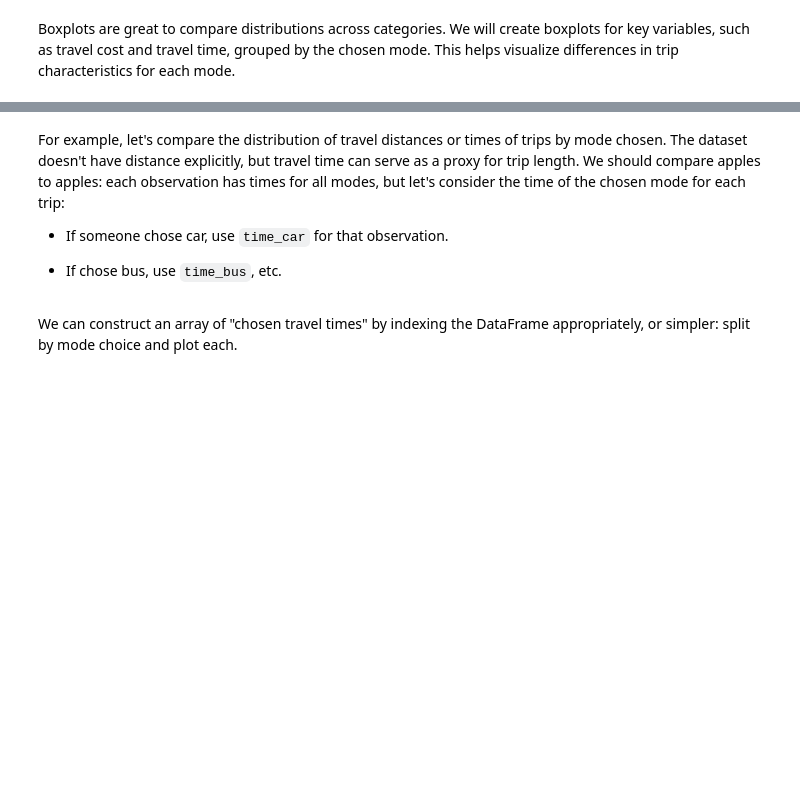
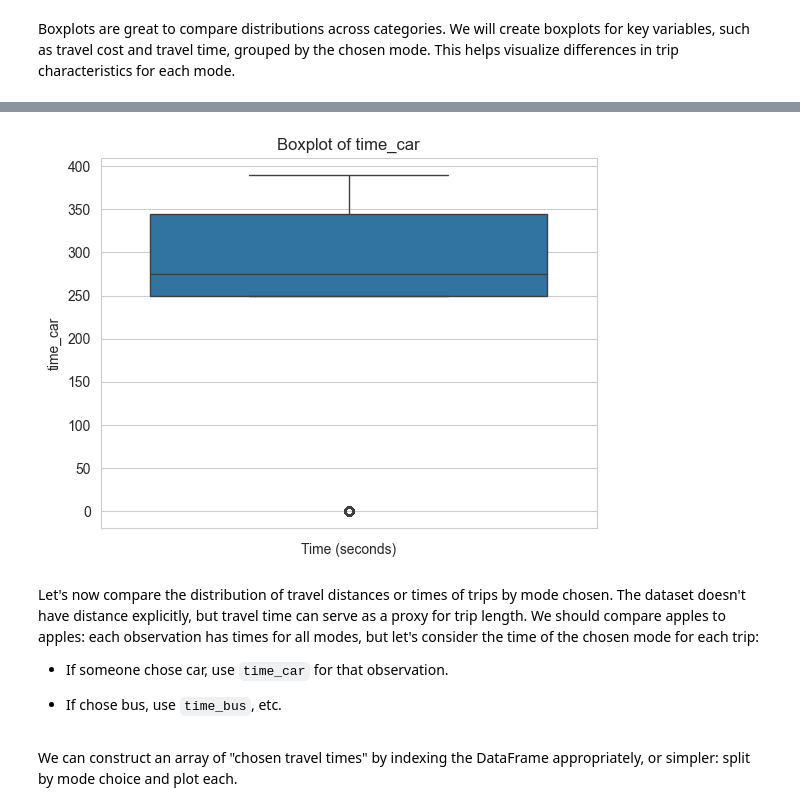
Before and after one commit to amanirad/cmc-python-intro, a Jupyter notebook: notebooks/03_visualization_choice_plots.ipynb, the cells around one changed output, grey strips where cells are left out. Saved outputs shown, nothing was run; the diff lists cells and outputs as text; code cells hidden in the pictures; blank space fills up the shorter version.

```diff
--- a/notebooks/03_visualization_choice_plots.ipynb
+++ b/notebooks/03_visualization_choice_plots.ipynb
@@ -237,5 +246,14 @@ Boxplots are great to compare distributions across categories. We will create bo
+# %%
+# plot boxplot for time_car using seaborn
+
+sns.boxplot(y=df['time_car'])
+plt.title('Boxplot of time_car')
+plt.xlabel('Time (seconds)')
+plt.show()
+# %% [output]
+[figure, added]
 # %% [markdown]
-For example, let's compare the distribution of travel distances or times of trips by mode chosen. The dataset doesn't have distance explicitly, but travel time can serve as a proxy for trip length. We should compare apples to apples: each observation has times for all modes, but let's consider the time of the chosen mode for each trip:
+Let's now compare the distribution of travel distances or times of trips by mode chosen. The dataset doesn't have distance explicitly, but travel time can serve as a proxy for trip length. We should compare apples to apples: each observation has times for all modes, but let's consider the time of the chosen mode for each trip:
 
 - If someone chose car, use `time_car` for that observation.
 
```
Also changed, not shown: parts of 1 cell of this notebook, 4 other files.
